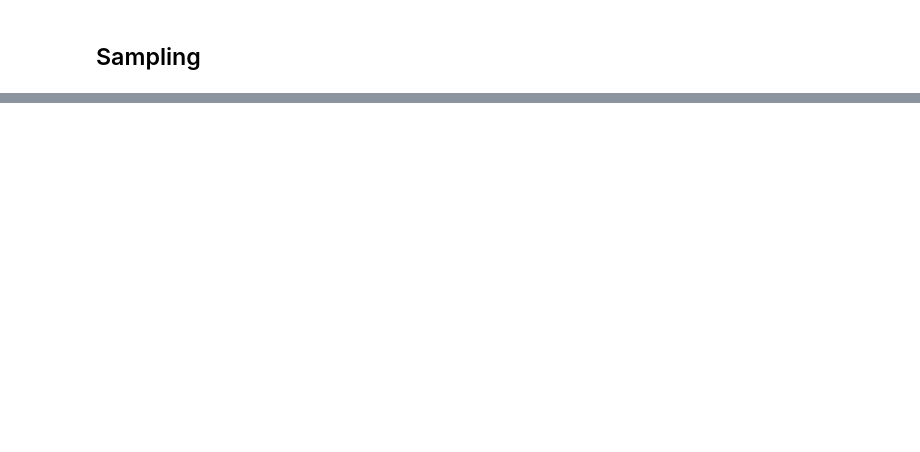
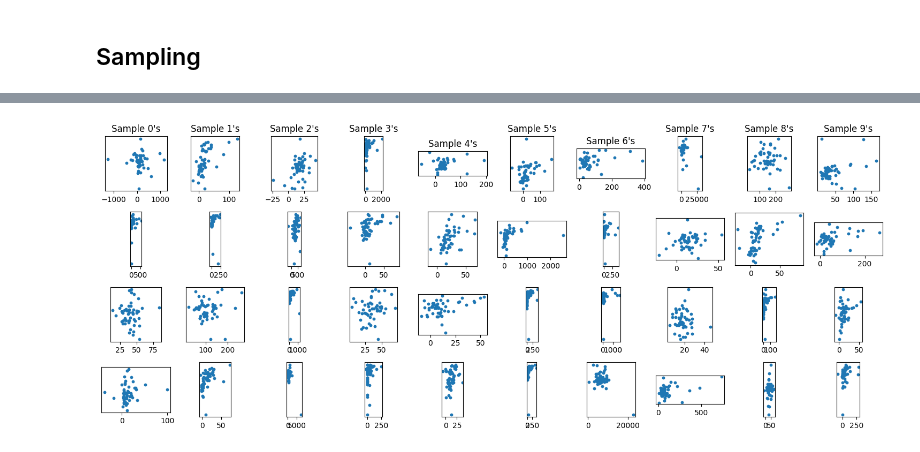
Before and after one commit to xiaoxiae/SurVAE-replication, a Jupyter notebook: spatial_mnist.ipynb, the cells around one changed output, grey strips where cells are left out. Saved outputs shown, nothing was run; the diff lists cells and outputs as text; code cells hidden in the pictures; blank space fills up the shorter version.

```diff
--- a/spatial_mnist.ipynb
+++ b/spatial_mnist.ipynb
@@ -165,6 +58,7 @@ torch.save(sv_smnist.state_dict(), "./saves/sv_smnist/model.pt")
 times = list(train_log.keys())
 loss_train = [m.training_loss for m in train_log.values()]
 loss_test = [m.testing_loss for m in train_log.values()]
+sigmas = [m.sigma for m in train_log.values()]
 # %%
 plt.figure(figsize=(5, 4))
 
@@ -183,3 +82,13 @@ plt.show()
+# %%
+# save loss values & sigma
+with open(SAVE_PATH + "/output/loss_test.txt", "w") as f:
+    json.dump(loss_test, f, indent=0)
+
+with open(SAVE_PATH + "/output/loss_train.txt", "w") as f:
+    json.dump(loss_train, f, indent=0)
+
+with open(SAVE_PATH + "/output/sigmas.txt", "w") as f:
+    json.dump(sigmas, f, indent=0)
 # %% [markdown]
 ## Calibration
 # %%
@@ -219,14 +135,17 @@ with torch.no_grad():
 # %%
 fig, ax = plt.subplots(nrows, ncols, figsize=(plotsize * ncols, plotsize * nrows))
 
 for j in range(ncols):
     ax[0, j].set_title(f"Sample {j}'s")
     for i in range(nrows):
         _ax = ax[i, j]
         data = X_hat[i, j]
-        _ax.scatter(data[:, 0], -data[:, 1])
+        _ax.scatter(data[:, 0], -data[:, 1], s=10)
         # _ax.set_xticks([])
-        # _ax.set_yticks([])
+        _ax.set_yticks([])
+        _ax.set_aspect("equal")
 
 plt.tight_layout()
 plt.show()
+# %% [output]
+[figure, added]
```
Also changed, not shown: parts of 9 cells of this notebook, 16 other files.
